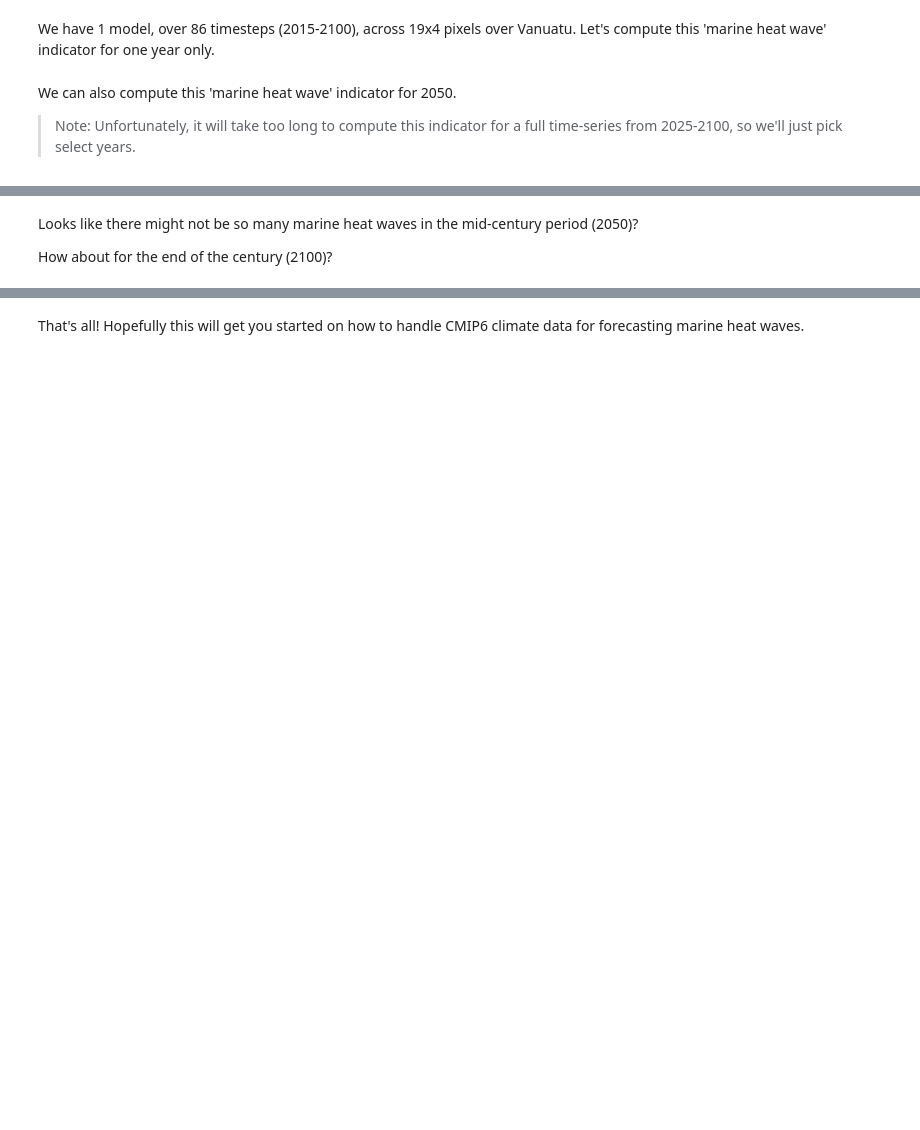
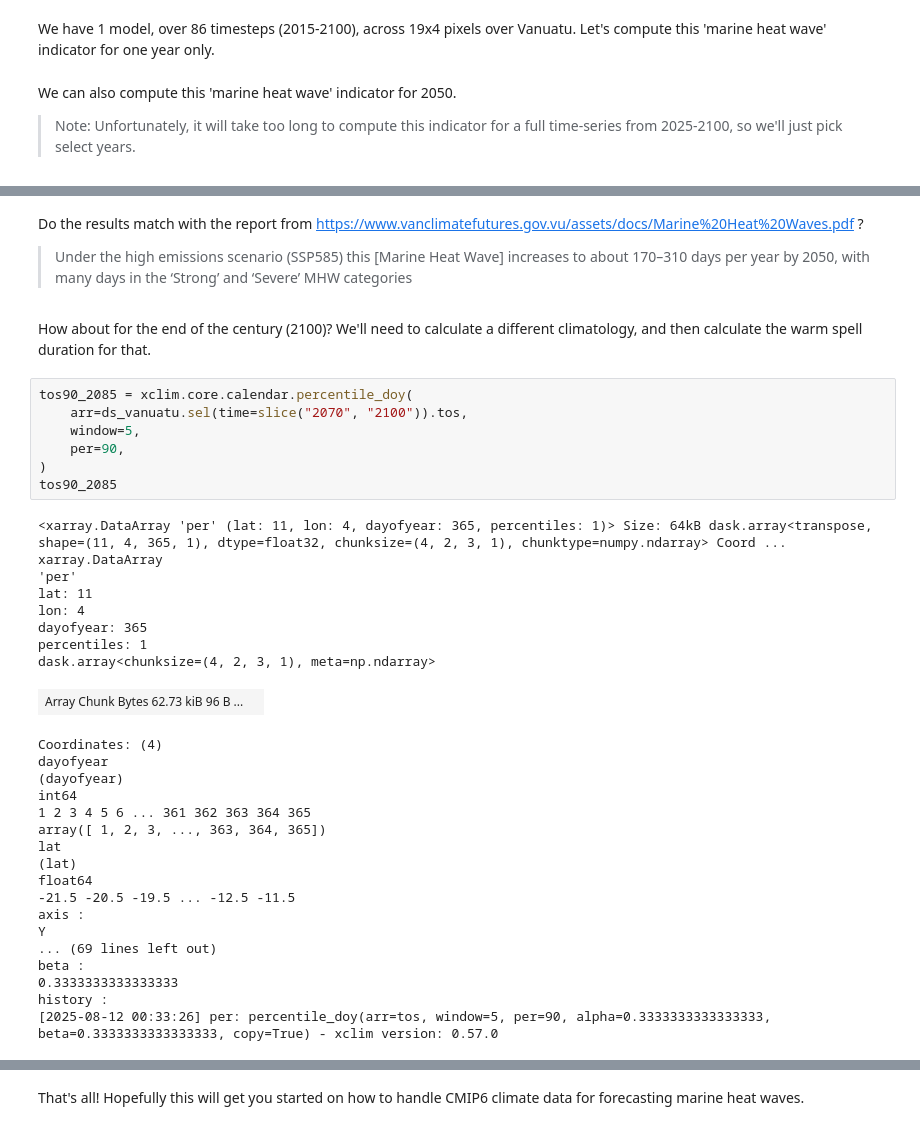
Before and after one commit to Vanuatu-National-Statistics-Office/climate-change-natural-disasters, a Jupyter notebook: book/Lesson_2C_marineheatwaves.ipynb, the cells around one changed output, grey strips where cells are left out. Drawn from its saved outputs; the diff is of its cells as text; blank space fills up the shorter version.

```diff
--- a/book/Lesson_2C_marineheatwaves.ipynb
+++ b/book/Lesson_2C_marineheatwaves.ipynb
@@ -140,5 +407,45 @@ ax.coastlines()
-# %% [markdown]
-Looks like there might not be so many marine heat waves in
-the mid-century period (2050)?
-
-How about for the end of the century (2100)?
+# %% [markdown]
+Do the results match with the report from
+https://www.vanclimatefutures.gov.vu/assets/docs/Marine%20Heat%20Waves.pdf ?
+
+> Under the high emissions scenario (SSP585) this [Marine Heat Wave]
+> increases to about 170–310 days per year by 2050,
+> with many days in the ‘Strong’ and ‘Severe’ MHW categories
+# %% [markdown]
+How about for the end of the century (2100)?
+We'll need to calculate a different climatology, and then
+calculate the warm spell duration for that.
+# %%
+tos90_2085 = xclim.core.calendar.percentile_doy(
+    arr=ds_vanuatu.sel(time=slice("2070", "2100")).tos,
+    window=5,
+    per=90,
+)
+tos90_2085
+# %% [output]
+<xarray.DataArray 'per' (lat: 11, lon: 4, dayofyear: 365, percentiles: 1)> Size: 64kB dask.array<transpose, shape=(11, 4, 365, 1), dtype=float32, chunksize=(4, 2, 3, 1), chunktype=numpy.ndarray> Coord ...
+xarray.DataArray
+'per'
+lat: 11
+lon: 4
+dayofyear: 365
+percentiles: 1
+dask.array<chunksize=(4, 2, 3, 1), meta=np.ndarray>
+| Array Chunk Bytes 62.73 kiB 96 B ... |  |
+Coordinates: (4)
+dayofyear
+(dayofyear)
+int64
+1 2 3 4 5 6 ... 361 362 363 364 365
+array([ 1, 2, 3, ..., 363, 364, 365])
+lat
+(lat)
+float64
+-21.5 -20.5 -19.5 ... -12.5 -11.5
+axis :
+Y
+... (69 lines left out)
+beta :
+0.3333333333333333
+history :
+[2025-08-12 00:33:26] per: percentile_doy(arr=tos, window=5, per=90, alpha=0.3333333333333333, beta=0.3333333333333333, copy=True) - xclim version: 0.57.0
```
Also changed, not shown: parts of 16 cells of this notebook, 1 other file.
